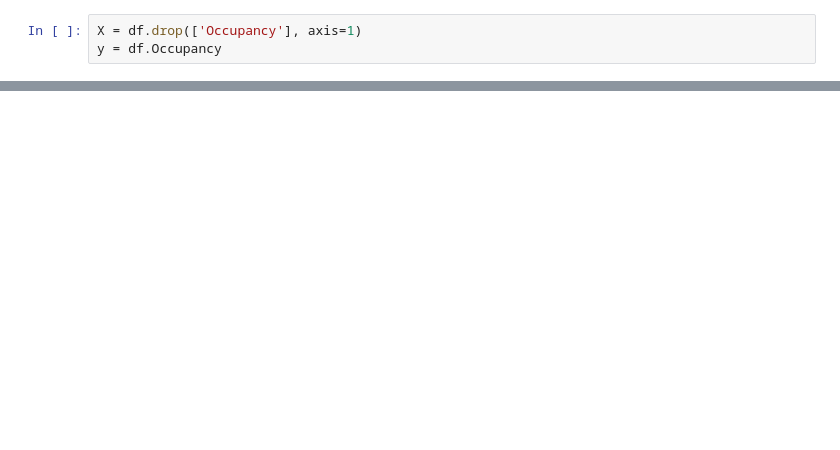
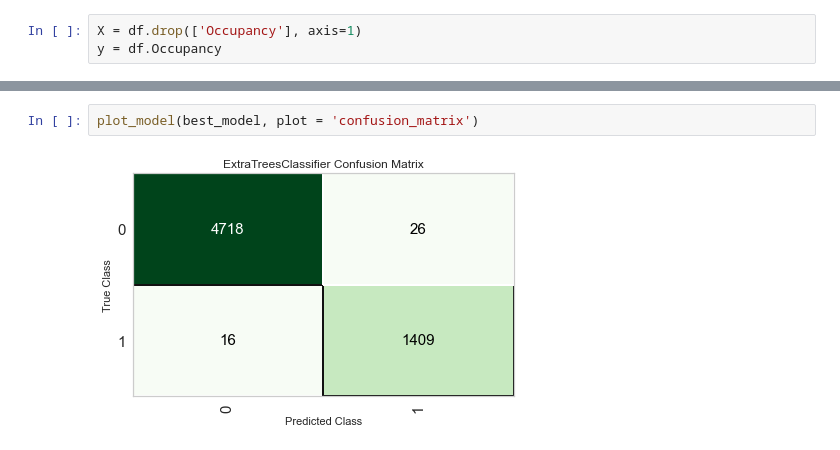
Before and after one commit to augustaklug/PB_IoT-Augusta_Klug, a Jupyter notebook: Code/Model/Model_Selection.ipynb, the cells around one changed output, grey strips where cells are left out. Drawn from its saved outputs; the diff is of its cells as text; blank space fills up the shorter version.

```diff
--- a/Code/Model/Model_Selection.ipynb
+++ b/Code/Model/Model_Selection.ipynb
@@ -45,0 +108,4 @@ print(X_train.shape, y_train.shape, X_test.shape, y_test.shape)
+# %%
+plot_model(best_model, plot = 'confusion_matrix')
+# %% [output]
+[figure, added]
```
Also changed, not shown: parts of 14 cells of this notebook.
